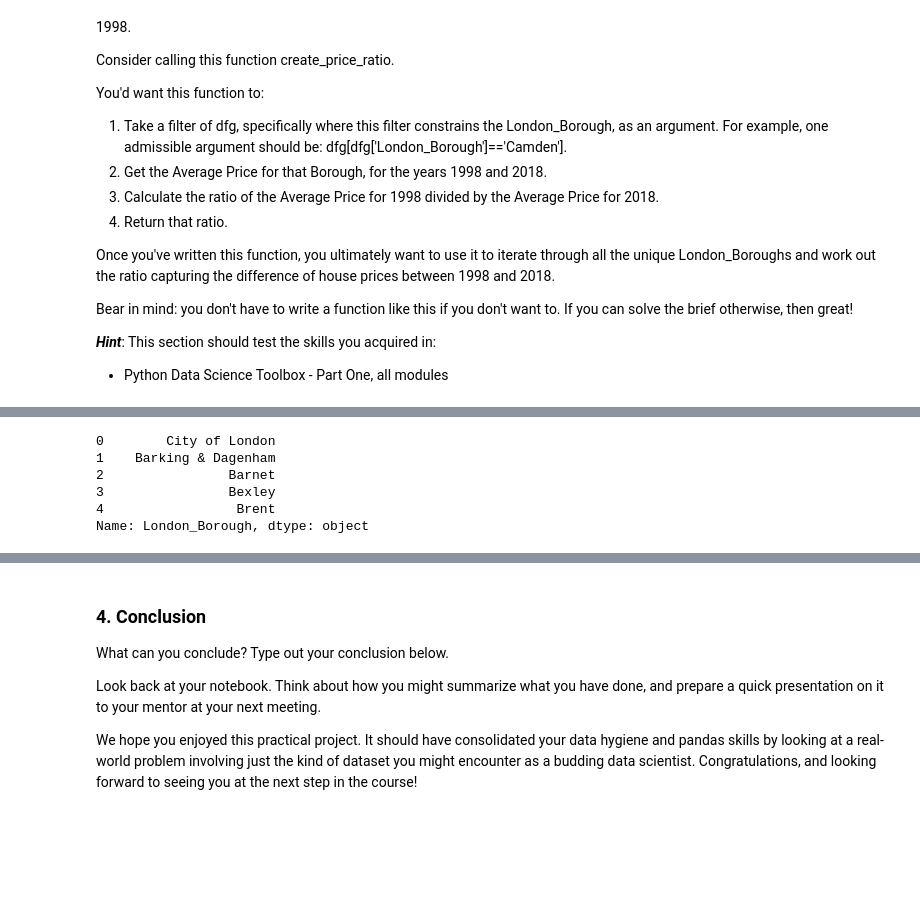
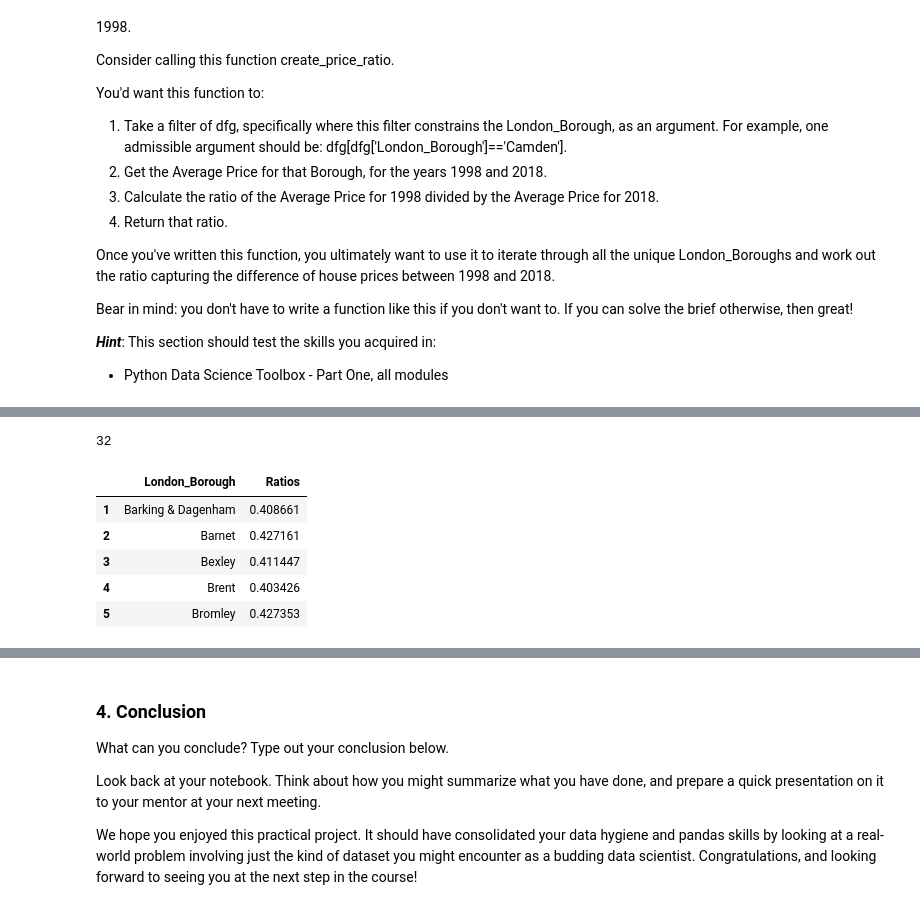
Before and after one commit to tpoozhikala/Springboard, a Jupyter notebook: UK_House_Prices_Challenge/Unit_4_Challenge_-_Tier_3.ipynb, the cells around one changed output, grey strips where cells are left out. Cells and saved outputs as stored; diff of their text form; code cells hidden in the pictures; blank space fills up the shorter version.

```diff
--- a/UK_House_Prices_Challenge/Unit_4_Challenge_-_Tier_3.ipynb
+++ b/UK_House_Prices_Challenge/Unit_4_Challenge_-_Tier_3.ipynb
@@ -334,19 +349,22 @@ create_price_ratio('Camden')
 # %%
-boroughs = properties_tf['London_Borough'].drop_duplicates()
-boroughs.head()
+boroughs = london['London_Borough'].drop_duplicates()
+boroughs.shape[0]
 # %% [output]
-0        City of London
-1    Barking & Dagenham
-2                Barnet
-3                Bexley
-4                 Brent
-Name: London_Borough, dtype: object
+32
 # %%
 ratio_list = []
 for i in boroughs:
     ratio = create_price_ratio(i)
     ratio_list.append(ratio)
 boroughs_df = pd.DataFrame(boroughs)
-boroughs_df['Ratio'] = np.array(ratio_list)
+boroughs_df['Ratios'] = np.array(ratio_list)
 boroughs_df = boroughs_df.dropna()
+boroughs_df.head()
+# %% [output]
+|  | London_Borough | Ratios |
+| 1 | Barking & Dagenham | 0.408661 |
+| 2 | Barnet | 0.427161 |
+| 3 | Bexley | 0.411447 |
+| 4 | Brent | 0.403426 |
+| 5 | Bromley | 0.427353 |
 # %%
```
Also changed, not shown: parts of 11 cells of this notebook.
